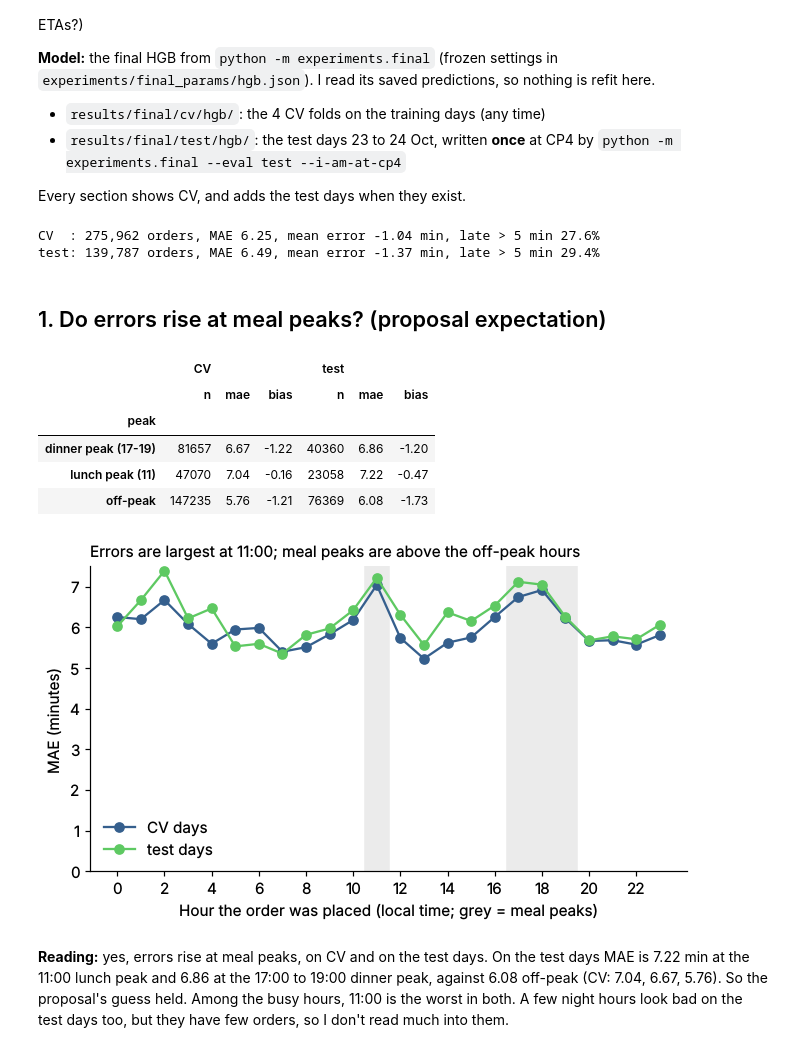
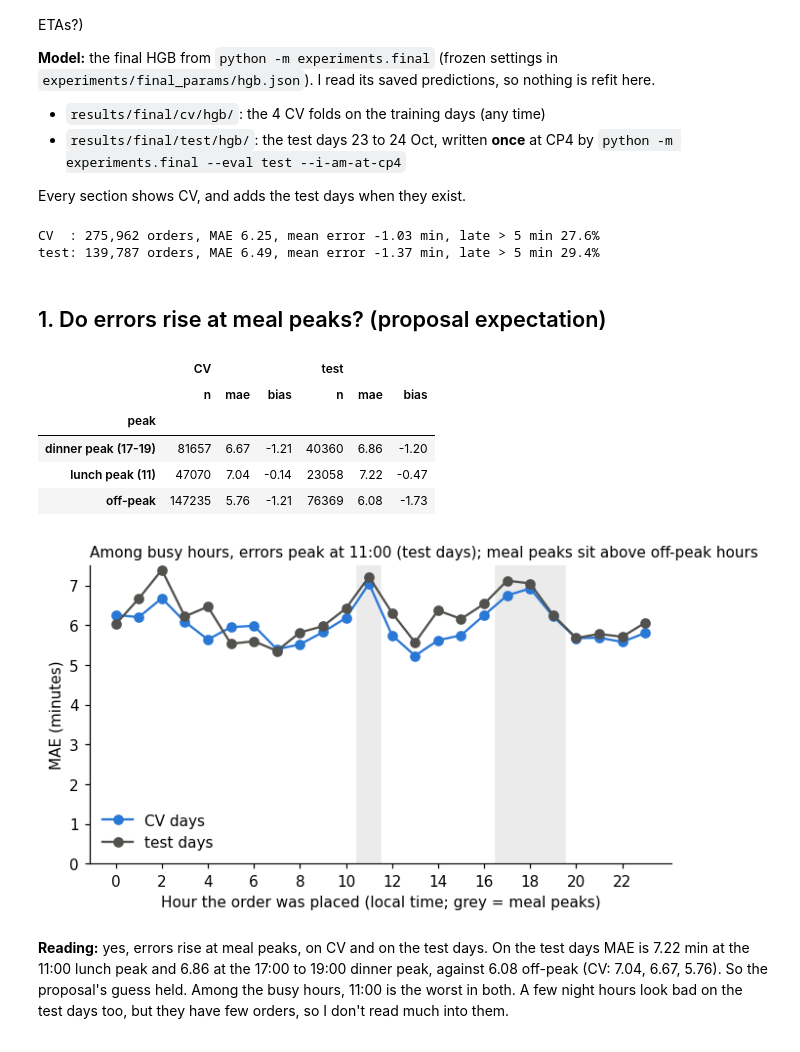
Before and after one commit to lynn60107070/dsai5101-delivery-eta, a Jupyter notebook: notebooks/05_errors.ipynb, the cells around one changed output. Drawn from its saved outputs; the diff is of its cells as text; code cells hidden in the pictures.

Commit message:
Deck template with story and Q&A bait slides; errors_by_hour title uses busy test hours; project palette in 05_errors; OS-neutral output paths in final.py

```diff
--- a/notebooks/05_errors.ipynb
+++ b/notebooks/05_errors.ipynb
@@ -29,7 +29,7 @@ from common.evaluate import DIST_BINS
 FIG = ROOT / "figures" / "results"
 FIG.mkdir(parents=True, exist_ok=True)
 plt.rcParams.update({"figure.dpi": 110, "axes.spines.top": False, "axes.spines.right": False})
-C = {"CV": plt.cm.viridis(0.3), "test": plt.cm.viridis(0.75)}
+C = {"CV": "#2a78d6", "test": "#52514e"}  # project palette: blue = CV/training, dark grey = test days
 
 def save(fig, name):
     fig.savefig(FIG / f"{name}.pdf", bbox_inches="tight")
@@ -55,42 +55,44 @@ for ev, p in runs.items():
 if "test" not in runs:
     print("test days not scored yet (CP4): sections show CV only")
 # %% [output]
-CV  : 275,962 orders, MAE 6.25, mean error -1.04 min, late > 5 min 27.6%
+CV  : 275,962 orders, MAE 6.25, mean error -1.03 min, late > 5 min 27.6%
 test: 139,787 orders, MAE 6.49, mean error -1.37 min, late > 5 min 29.4%
 # %% [markdown]
 ## 1. Do errors rise at meal peaks? (proposal expectation)
 # %%
 def by(col):
     return pd.concat({ev: p.groupby(col, observed=True).agg(n=("y", "size"), mae=("abs_err", "mean"),
                                                             bias=("err", "mean"))
                       for ev, p in runs.items()}, axis=1)
 
 hour = by("hour")
 peak = by("peak")
 display(peak.round(2))
 
 fig, ax = plt.subplots(figsize=(7, 3.6))
 for h in [11, 17, 18, 19]:
     ax.axvspan(h - 0.5, h + 0.5, color="0.92", zorder=0)
 for ev in runs:
     ax.plot(hour.index, hour[ev]["mae"], marker="o", color=C[ev], label=f"{ev} days")
-worst = hour["CV"]["mae"].idxmax()
+ev_title = "test" if "test" in runs else "CV"
+busy = hour[ev_title]["n"] >= 0.02 * hour[ev_title]["n"].sum()  # night hours have few orders
+worst = hour[ev_title]["mae"][busy].idxmax()
 ax.set_xticks(range(0, 24, 2))
 ax.set_xlabel("Hour the order was placed (local time; grey = meal peaks)")
 ax.set_ylabel("MAE (minutes)")
 ax.set_ylim(0, None)
-ax.set_title(f"Errors are largest at {worst}:00; meal peaks are above the off-peak hours", fontsize=10, loc="left")
+ax.set_title(f"Among busy hours, errors peak at {worst}:00 ({ev_title} days); meal peaks sit above off-peak hours", fontsize=10, loc="left")
 ax.legend(frameon=False)
 save(fig, "errors_by_hour")
 plt.show()
 # %% [output]
 |  | CV |  |  | test |  |  |
 |  | n | mae | bias | n | mae | bias |
 | peak |  |  |  |  |  |  |
-| dinner peak (17-19) | 81657 | 6.67 | -1.22 | 40360 | 6.86 | -1.20 |
-| lunch peak (11) | 47070 | 7.04 | -0.16 | 23058 | 7.22 | -0.47 |
+| dinner peak (17-19) | 81657 | 6.67 | -1.21 | 40360 | 6.86 | -1.20 |
+| lunch peak (11) | 47070 | 7.04 | -0.14 | 23058 | 7.22 | -0.47 |
 | off-peak | 147235 | 5.76 | -1.21 | 76369 | 6.08 | -1.73 |
-[figure, old version]
+[figure, new version]
 # %% [markdown]
 **Reading:** yes, errors rise at meal peaks, on CV and on the test days. On the test days MAE is 7.22 min at the
 11:00 lunch peak and 6.86 at the 17:00 to 19:00 dinner peak, against 6.08 off-peak (CV: 7.04, 6.67, 5.76). So the
```
Also changed, not shown: parts of 5 cells of this notebook, 11 other files.
